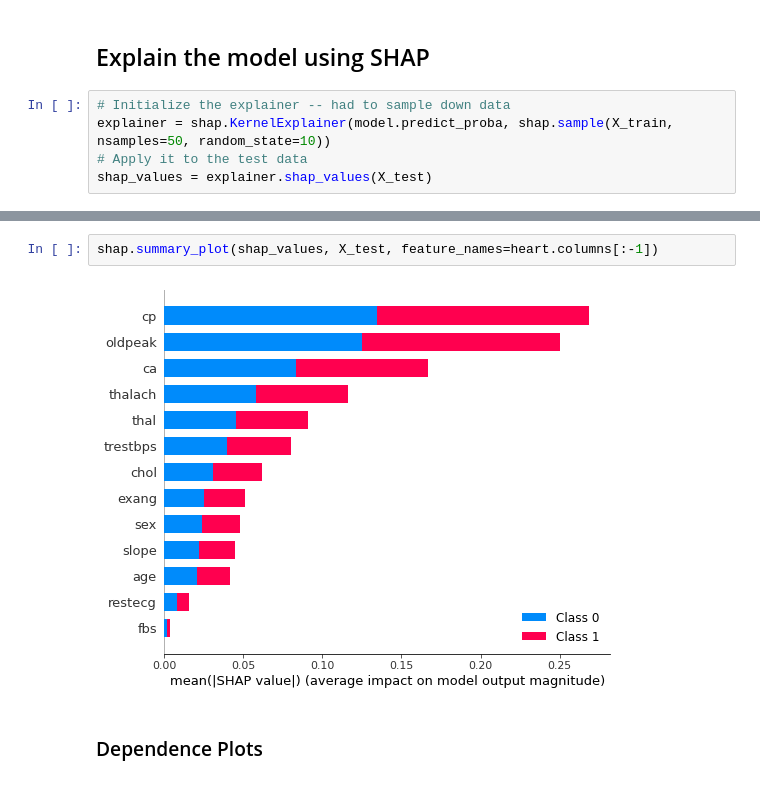
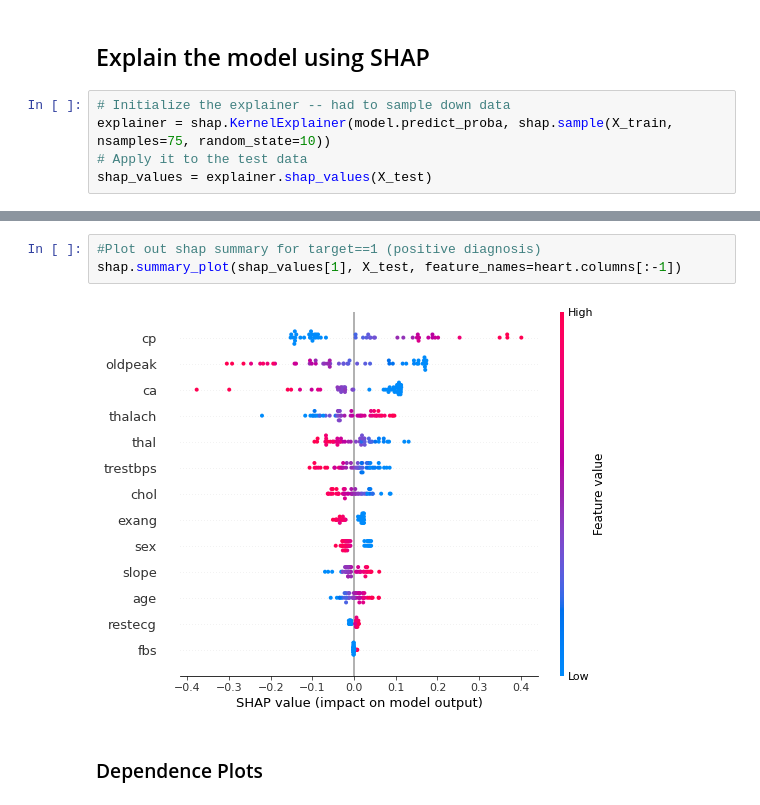
Before and after one commit to NYU-MSDS-Projects/heartdisease-1017, a Jupyter notebook: original_code/1017_FinalProject_Transparency_SHAP.ipynb, the cells around one changed output, grey strips where cells are left out. Saved outputs shown, nothing was run; the diff lists cells and outputs as text.

Commit message:
more work on SHAP explainer

```diff
--- a/original_code/1017_FinalProject_Transparency_SHAP.ipynb
+++ b/original_code/1017_FinalProject_Transparency_SHAP.ipynb
@@ -102,6 +101,6 @@ Increase the number of iterations (max_iter) or scale the data as shown in:
 ## Explain the model using SHAP
 # %%
 # Initialize the explainer -- had to sample down data
-explainer = shap.KernelExplainer(model.predict_proba, shap.sample(X_train, nsamples=50, random_state=10))
+explainer = shap.KernelExplainer(model.predict_proba, shap.sample(X_train, nsamples=75, random_state=10))
 # Apply it to the test data
 shap_values = explainer.shap_values(X_test)
@@ -108,7 +115,8 @@ shap_values = explainer.shap_values(X_test)
 # %%
-shap.summary_plot(shap_values, X_test, feature_names=heart.columns[:-1])
+#Plot out shap summary for target==1 (positive diagnosis)
+shap.summary_plot(shap_values[1], X_test, feature_names=heart.columns[:-1])
 # %% [output]
-[figure, old version]
+[figure, new version]
 # %% [markdown]
 ### Dependence Plots
 # %% [markdown]
```
Also changed, not shown: parts of 21 cells of this notebook.
